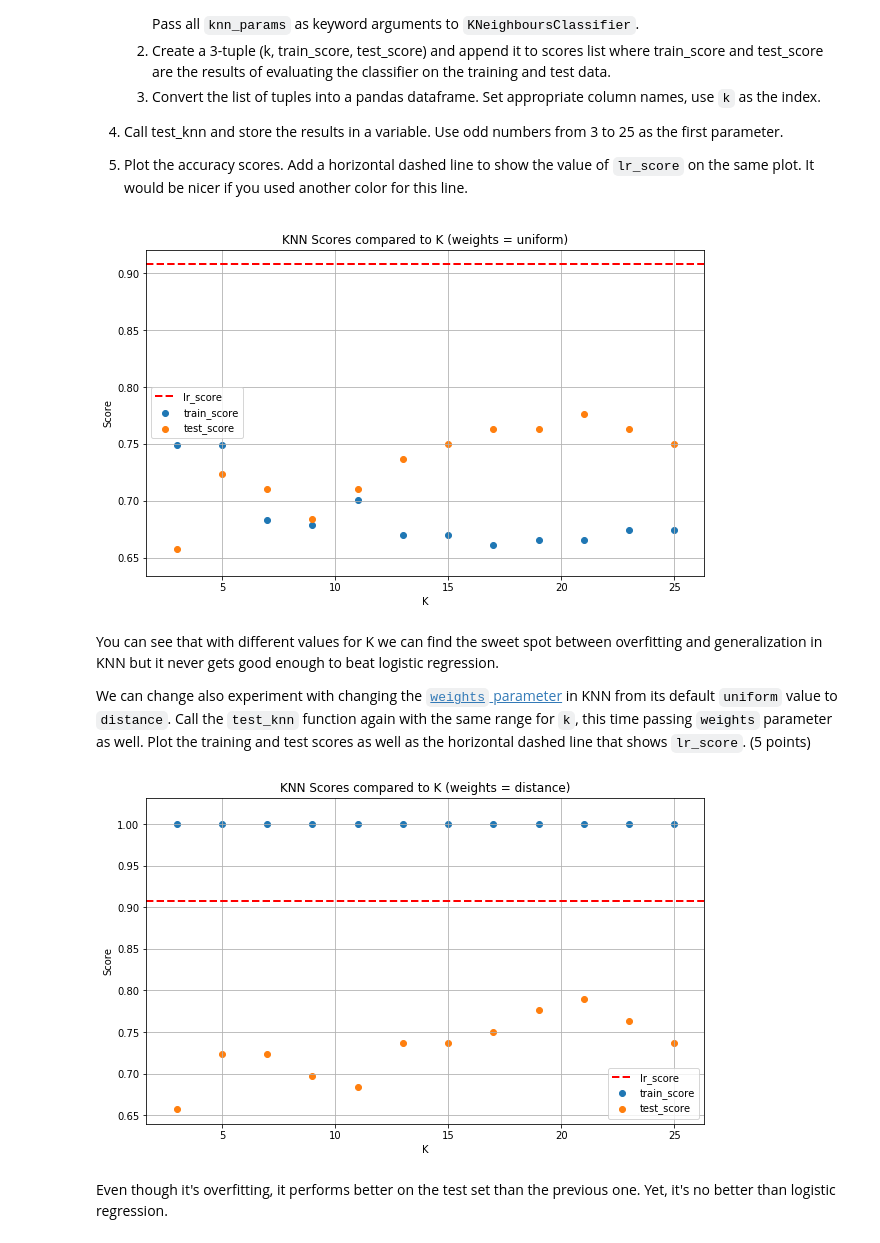
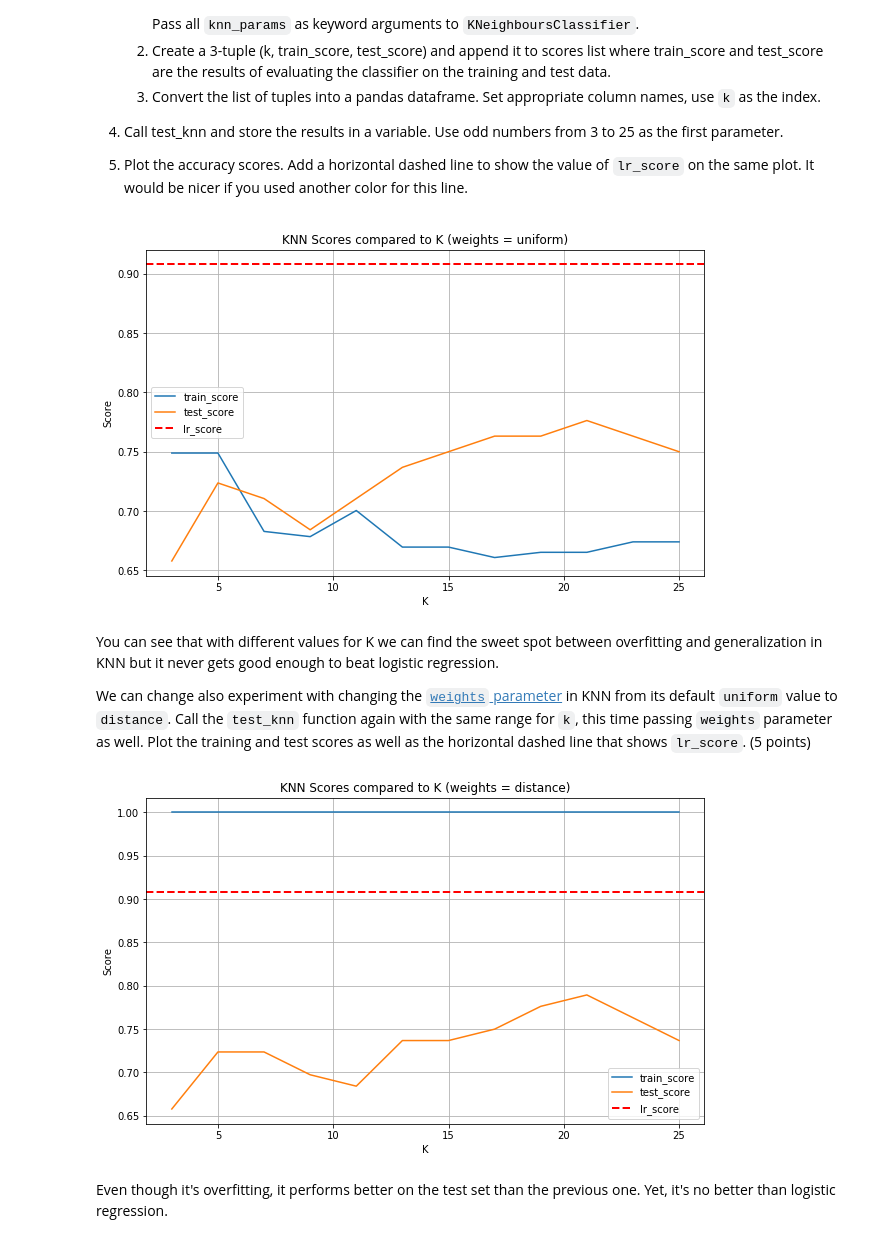
Before and after one commit to satyakig/ENSF519-M, a Jupyter notebook: lab3/Assignment 3.ipynb, the cells around one changed output. Saved outputs shown, nothing was run; the diff lists cells and outputs as text; code cells hidden in the pictures.

```diff
--- a/lab3/Assignment 3.ipynb
+++ b/lab3/Assignment 3.ipynb
@@ -126,13 +126,13 @@ def test_knn(k_range, X_train, X_test, y_train, y_test, **knn_params):
 
     return df  # Dataframe
 
-odds = [3, 5, 7, 9, 11, 13, 15, 17, 19, 21, 23, 25]
+odds = list(range(3, 26, 2))
 df2 = test_knn(odds, X_TR, X_TST, Y_TR, Y_TST)
 x_vals = df2.index.tolist()
 
 fig2, ax2 = plt.subplots()
-p1 = ax2.scatter(x_vals, df2['train_score'], label='train_score')
-p2 = ax2.scatter(x_vals, df2['test_score'], label='test_score')
+p1 = ax2.plot(x_vals, df2['train_score'], label='train_score')
+p2 = ax2.plot(x_vals, df2['test_score'], label='test_score')
 p3 = ax2.axhline(lr_score, color='red', lw=2, label='lr_score', ls='dashed')
 ax2.set_title('KNN Scores compared to K (weights = uniform)')
 ax2.set_ylabel('Score')
@@ -143,7 +143,7 @@ fig2.set_size_inches(10, 6)
 plt.grid(True)
 plt.show()
 # %% [output]
-[figure, old version]
+[figure, new version]
 # %% [markdown]
 You can see that with different values for K we can find the sweet spot between overfitting and generalization in KNN but it never gets good enough to beat logistic regression.
 
@@ -151,22 +151,22 @@ We can change also experiment with changing the [`weights` parameter](https://sc
 # %%
 # Your solution
 df2 = test_knn(odds, X_TR, X_TST, Y_TR, Y_TST, weights='distance')
 x_vals = df2.index.tolist()
 
 fig2, ax2 = plt.subplots()
-p1 = ax2.scatter(x_vals, df2['train_score'], label='train_score')
-p2 = ax2.scatter(x_vals, df2['test_score'], label='test_score')
+p1 = ax2.plot(x_vals, df2['train_score'], label='train_score')
+p2 = ax2.plot(x_vals, df2['test_score'], label='test_score')
 p3 = ax2.axhline(lr_score, color='red', lw=2, label='lr_score', ls='dashed')
 ax2.set_title('KNN Scores compared to K (weights = distance)')
 ax2.set_ylabel('Score')
 ax2.set_xlabel('K')
 ax2.legend()
 ax2.autoscale_view()
 fig2.set_size_inches(10, 6)
 plt.grid(True)
 plt.show()
 # %% [output]
-[figure, old version]
+[figure, new version]
 # %% [markdown]
 Even though it's overfitting, it performs better on the test set than the previous one. Yet, it's no better than logistic regression.
 # %% [markdown]
```
Also changed, not shown: parts of 6 cells of this notebook, 4 other files.
